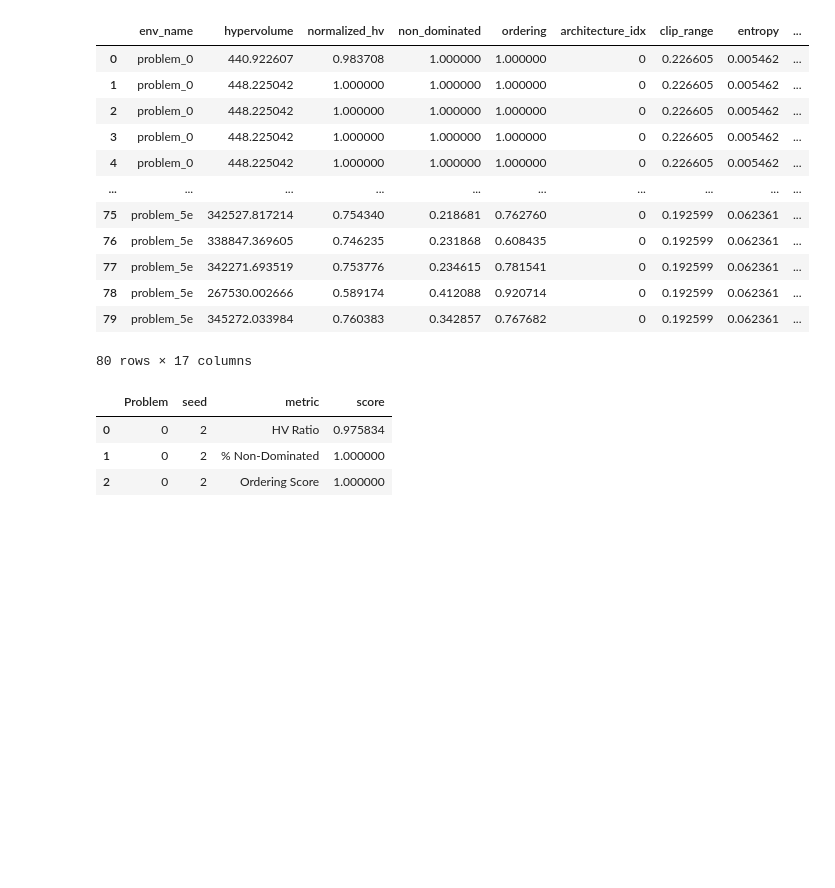
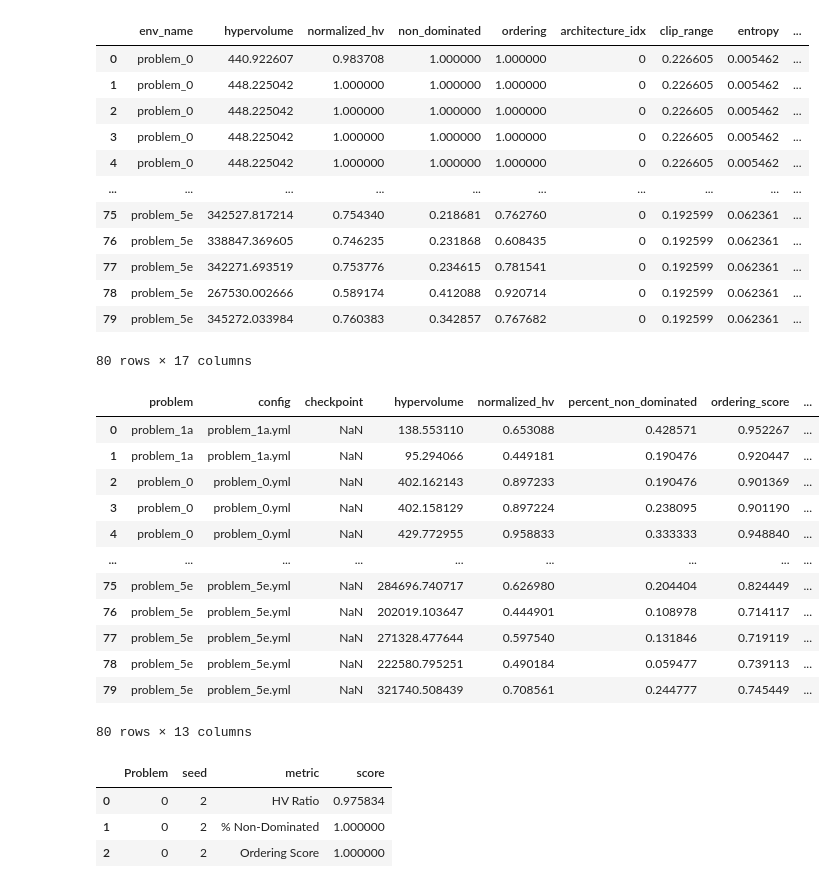
Before and after one commit to jzh001/GraphAllocBench, a Jupyter notebook: graphallocbench/examples/ijcai_fig2.ipynb, the cells around one changed output. Saved outputs shown, nothing was run; the diff lists cells and outputs as text; code cells hidden in the pictures; blank space fills up the shorter version.

```diff
--- a/graphallocbench/examples/ijcai_fig2.ipynb
+++ b/graphallocbench/examples/ijcai_fig2.ipynb
@@ -43,6 +44,23 @@ pcpl
 | 78 | problem_5e | 267530.002666 | 0.589174 | 0.412088 | 0.920714 | 0 | 0.192599 | 0.062361 | ... |
 | 79 | problem_5e | 345272.033984 | 0.760383 | 0.342857 | 0.767682 | 0 | 0.192599 | 0.062361 | ... |
 80 rows × 17 columns
+# %%
+envelope = pd.read_csv(envelope_file)
+envelope
+# %% [output]
+|  | problem | config | checkpoint | hypervolume | normalized_hv | percent_non_dominated | ordering_score | ... |
+| 0 | problem_1a | problem_1a.yml | NaN | 138.553110 | 0.653088 | 0.428571 | 0.952267 | ... |
+| 1 | problem_1a | problem_1a.yml | NaN | 95.294066 | 0.449181 | 0.190476 | 0.920447 | ... |
+| 2 | problem_0 | problem_0.yml | NaN | 402.162143 | 0.897233 | 0.190476 | 0.901369 | ... |
+| 3 | problem_0 | problem_0.yml | NaN | 402.158129 | 0.897224 | 0.238095 | 0.901190 | ... |
+| 4 | problem_0 | problem_0.yml | NaN | 429.772955 | 0.958833 | 0.333333 | 0.948840 | ... |
+| ... | ... | ... | ... | ... | ... | ... | ... | ... |
+| 75 | problem_5e | problem_5e.yml | NaN | 284696.740717 | 0.626980 | 0.204404 | 0.824449 | ... |
+| 76 | problem_5e | problem_5e.yml | NaN | 202019.103647 | 0.444901 | 0.108978 | 0.714117 | ... |
+| 77 | problem_5e | problem_5e.yml | NaN | 271328.477644 | 0.597540 | 0.131846 | 0.719119 | ... |
+| 78 | problem_5e | problem_5e.yml | NaN | 222580.795251 | 0.490184 | 0.059477 | 0.739113 | ... |
+| 79 | problem_5e | problem_5e.yml | NaN | 321740.508439 | 0.708561 | 0.244777 | 0.745449 | ... |
+80 rows × 13 columns
 # %%
 def to_plot_df(
         df,
```
Also changed, not shown: parts of 5 cells of this notebook, 30 other files.
